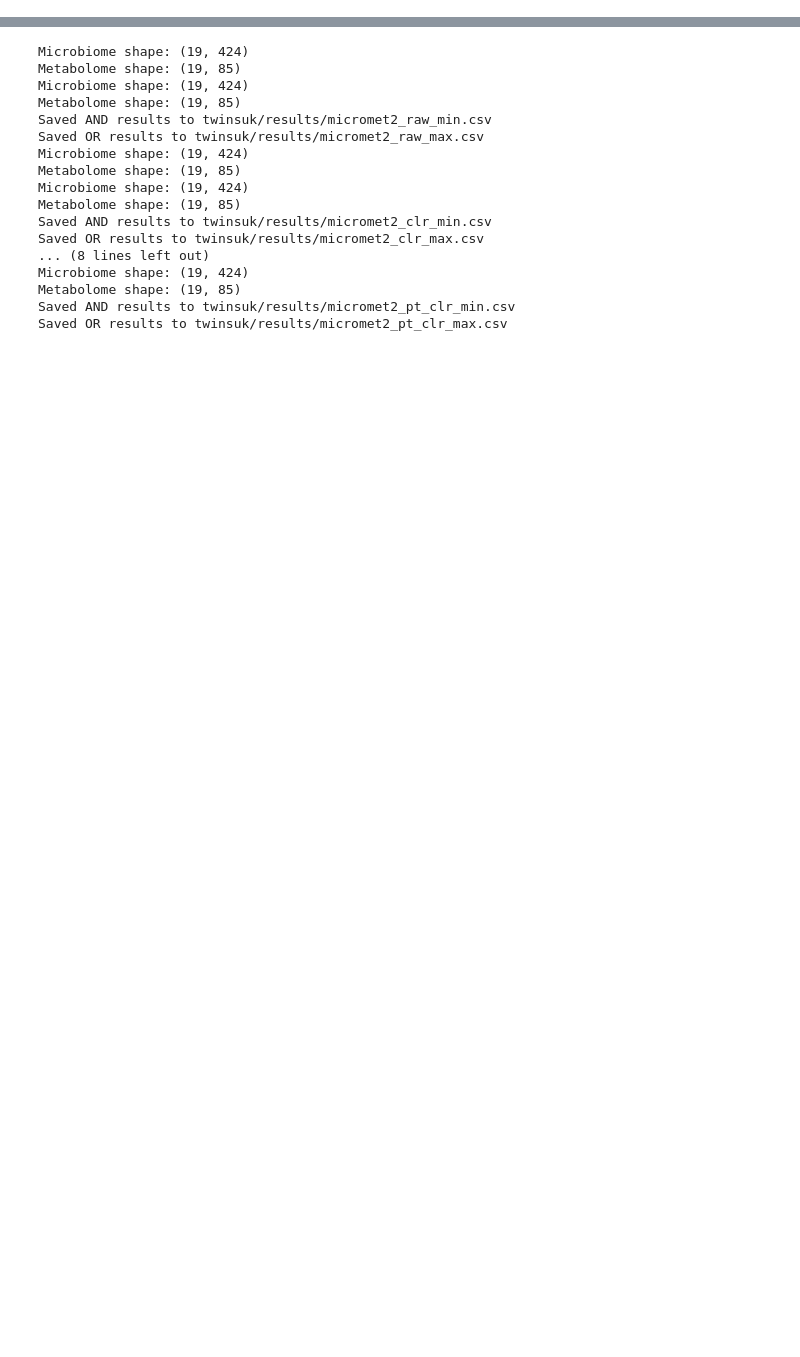
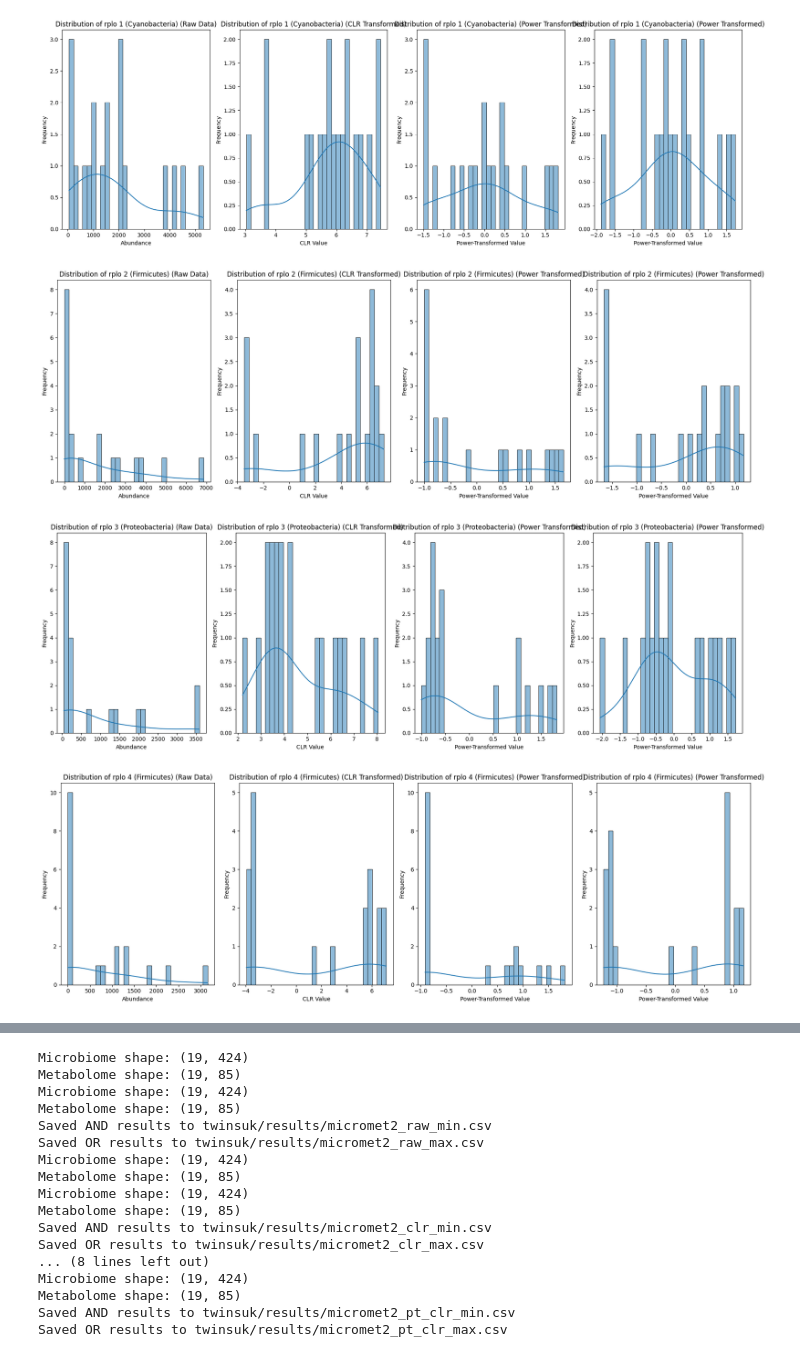
Before and after one commit to krumsieklab/microbe-metabolite-interaction, a Jupyter notebook: M2Interact/twinsuk.ipynb, the cells around one changed output, grey strips where cells are left out. Saved outputs shown, nothing was run; the diff lists cells and outputs as text; code cells hidden in the pictures; blank space fills up the shorter version.

```diff
--- a/M2Interact/twinsuk.ipynb
+++ b/M2Interact/twinsuk.ipynb
@@ -73,0 +32,63 @@ Number of microbes after dropping: 424
+# %%
+
+# Load and process microbiome data
+mic, mic_header = M2dataproccess.parse_raw_data(file_name)
+
+#Transposing the data
+mic_t = M2dataproccess.transpose_csv(mic)
+# Drop microbes present in less than 20% of the samples
+microbiome = M2dataproccess.drop_rare_features(mic_t)
+
+# Convert microbiome data to numeric and fill NaN with zeros
+microbiome_data = microbiome.apply(pd.to_numeric, errors='coerce').fillna(0)
+
+# Apply CLR transformation and power transformation
+raw = M2dataproccess.make_compositional(microbiome_data, 'none', 'none')
+microbiome_clr = M2dataproccess.make_compositional(microbiome_data, 'clr', 'none')
+microbiome_pt = M2dataproccess.make_compositional(microbiome_data, 'none', 'power')
+microbiome_pt_clr = M2dataproccess.make_compositional(microbiome_data, 'clr', 'power')
+
+# Identify the top 10 species based on total abundance in original data
+top_10_species = microbiome_data.sum(axis=0).nlargest(10).index
+print("Top 10 species based on abundance:")
+print(top_10_species)
+
+# Plotting function for species distributions
+def plot_distributions(species, microbiome, microbiome_clr, microbiome_pt):
+    plt.figure(figsize=(18, 6))
+
+    # Plot raw data
+    plt.subplot(1, 4, 1)
+    sns.histplot(microbiome[species], kde=True, bins=30)
+    plt.title(f'Distribution of {species} (Raw Data)')
+    plt.xlabel('Abundance')
+    plt.ylabel('Frequency')
+
+    # Plot CLR-transformed data
+    plt.subplot(1, 4, 2)
+    sns.histplot(microbiome_clr[species], kde=True, bins=30)
+    plt.title(f'Distribution of {species} (CLR Transformed)')
+    plt.xlabel('CLR Value')
+    plt.ylabel('Frequency')
+
+    # Plot power-transformed data
+    plt.subplot(1, 4, 3)
+    sns.histplot(microbiome_pt[species], kde=True, bins=30)
+    plt.title(f'Distribution of {species} (Power Transformed)')
+    plt.xlabel('Power-Transformed Value')
+    plt.ylabel('Frequency')
+
+    # Plot clr-power-transformed data
+    plt.subplot(1, 4, 4)
+    sns.histplot(microbiome_pt_clr[species], kde=True, bins=30)
+    plt.title(f'Distribution of {species} (Power Transformed)')
+    plt.xlabel('Power-Transformed Value')
+    plt.ylabel('Frequency')
+
+    plt.tight_layout()
+    plt.show()
+
+# Plot for each of the top 10 species
+for species in top_10_species:
+    plot_distributions(species, microbiome_data, microbiome_clr, microbiome_pt)
+# %% [output]
@@ -73,0 +112,4 @@ Number of microbes after dropping: 424
+[figure, added]
+[figure, added]
+[figure, added]
+[figure, added]
```
Also changed, not shown: parts of 8 cells of this notebook.
